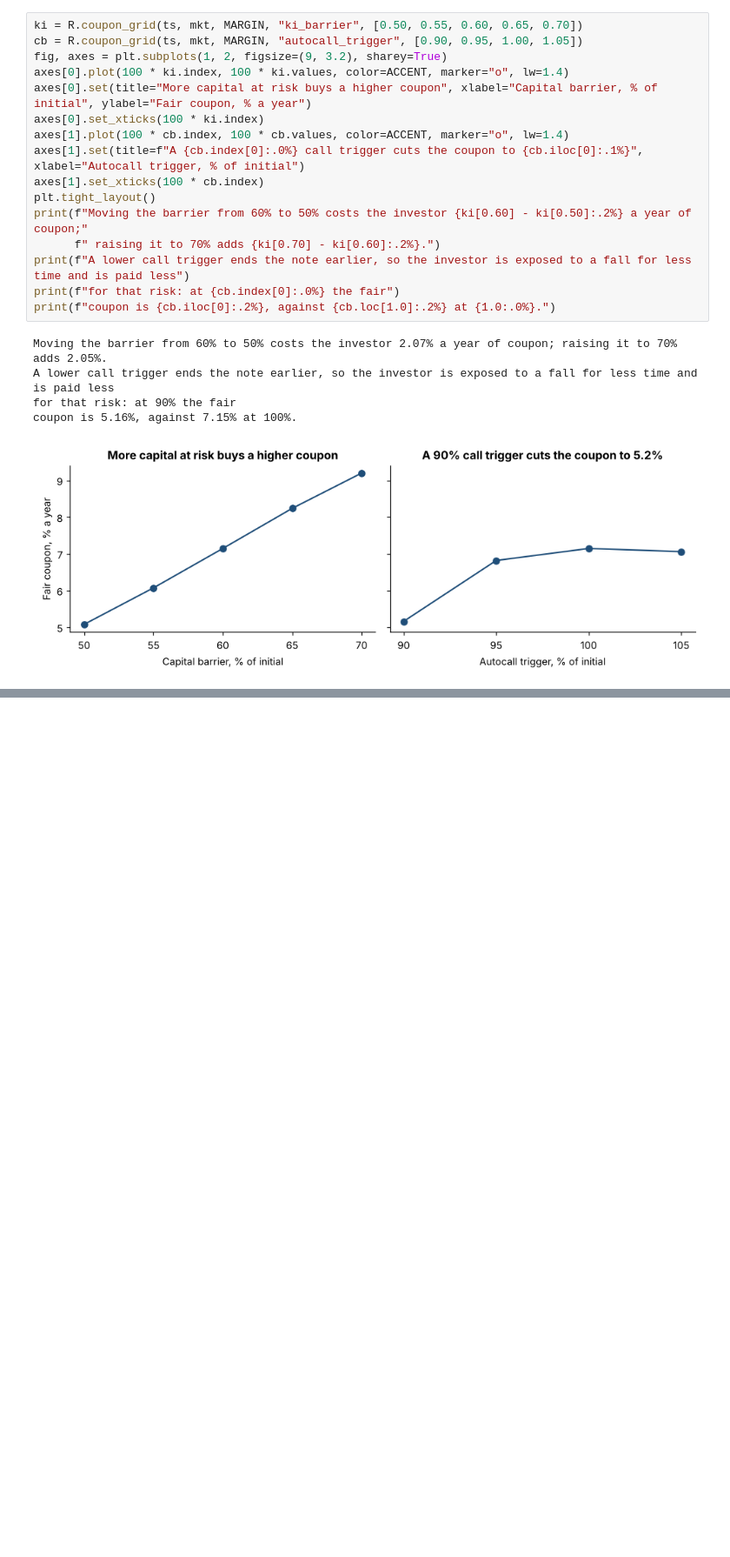
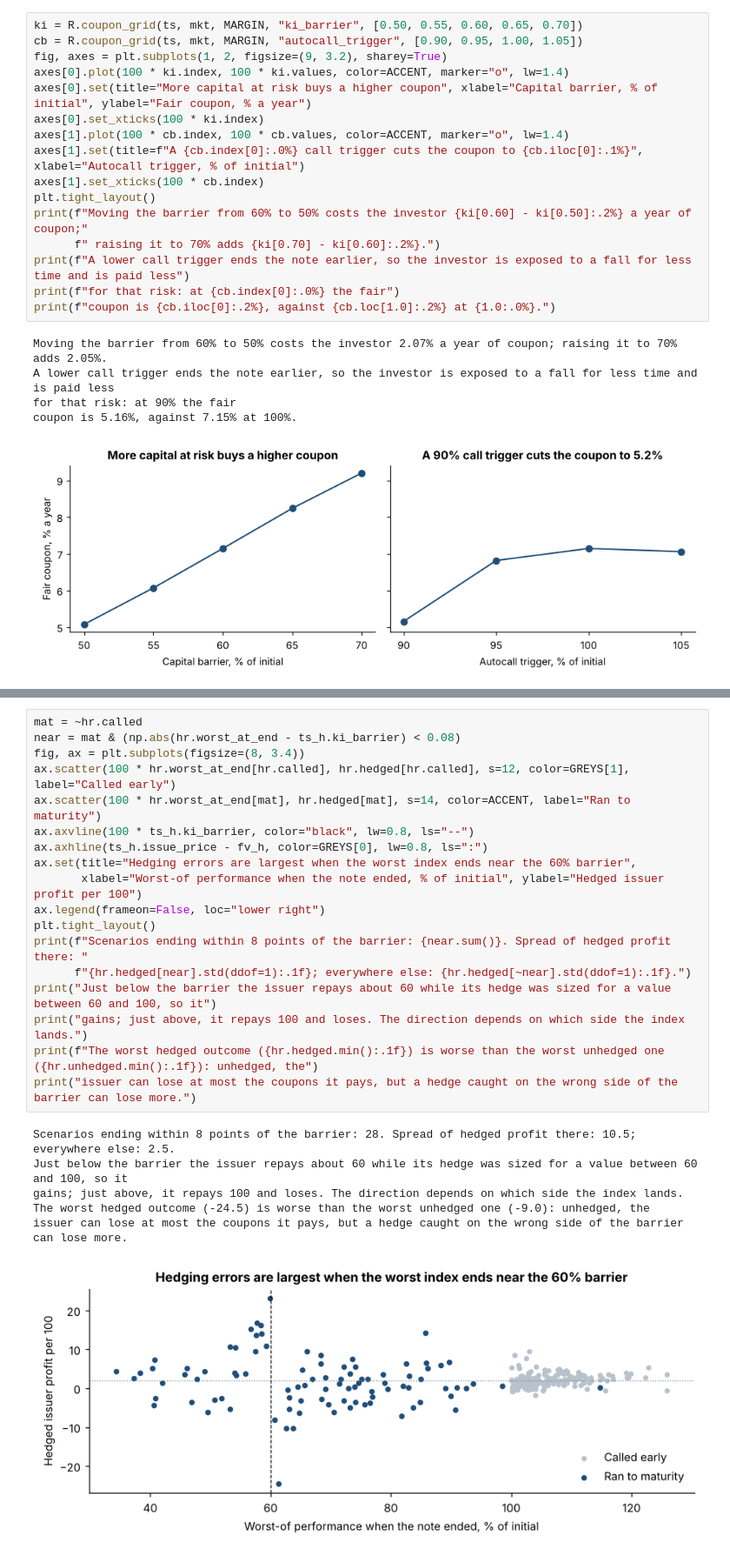
Before and after one commit to Lakshayx007/autocall-lab, a Jupyter notebook: notebooks/autocall_lab.ipynb, the cells around one changed output, grey strips where cells are left out. Shown at 87% size. Drawn from its saved outputs; the diff is of its cells as text; blank space fills up the shorter version.

```diff
--- a/notebooks/autocall_lab.ipynb
+++ b/notebooks/autocall_lab.ipynb
@@ -407,0 +484,25 @@ coupon is 5.16%, against 7.15% at 100%.
+# %%
+mat = ~hr.called
+near = mat & (np.abs(hr.worst_at_end - ts_h.ki_barrier) < 0.08)
+fig, ax = plt.subplots(figsize=(8, 3.4))
+ax.scatter(100 * hr.worst_at_end[hr.called], hr.hedged[hr.called], s=12, color=GREYS[1], label="Called early")
+ax.scatter(100 * hr.worst_at_end[mat], hr.hedged[mat], s=14, color=ACCENT, label="Ran to maturity")
+ax.axvline(100 * ts_h.ki_barrier, color="black", lw=0.8, ls="--")
+ax.axhline(ts_h.issue_price - fv_h, color=GREYS[0], lw=0.8, ls=":")
+ax.set(title="Hedging errors are largest when the worst index ends near the 60% barrier",
+       xlabel="Worst-of performance when the note ended, % of initial", ylabel="Hedged issuer profit per 100")
+ax.legend(frameon=False, loc="lower right")
+plt.tight_layout()
+print(f"Scenarios ending within 8 points of the barrier: {near.sum()}. Spread of hedged profit there: "
+      f"{hr.hedged[near].std(ddof=1):.1f}; everywhere else: {hr.hedged[~near].std(ddof=1):.1f}.")
+print("Just below the barrier the issuer repays about 60 while its hedge was sized for a value between 60 and 100, so it")
+print("gains; just above, it repays 100 and loses. The direction depends on which side the index lands.")
+print(f"The worst hedged outcome ({hr.hedged.min():.1f}) is worse than the worst unhedged one ({hr.unhedged.min():.1f}): unhedged, the")
+print("issuer can lose at most the coupons it pays, but a hedge caught on the wrong side of the barrier can lose more.")
+# %% [output]
+Scenarios ending within 8 points of the barrier: 28. Spread of hedged profit there: 10.5; everywhere else: 2.5.
+Just below the barrier the issuer repays about 60 while its hedge was sized for a value between 60 and 100, so it
+gains; just above, it repays 100 and loses. The direction depends on which side the index lands.
+The worst hedged outcome (-24.5) is worse than the worst unhedged one (-9.0): unhedged, the
+issuer can lose at most the coupons it pays, but a hedge caught on the wrong side of the barrier can lose more.
+[figure, added]
```
Also changed, not shown: parts of 6 cells of this notebook, 3 other files.
